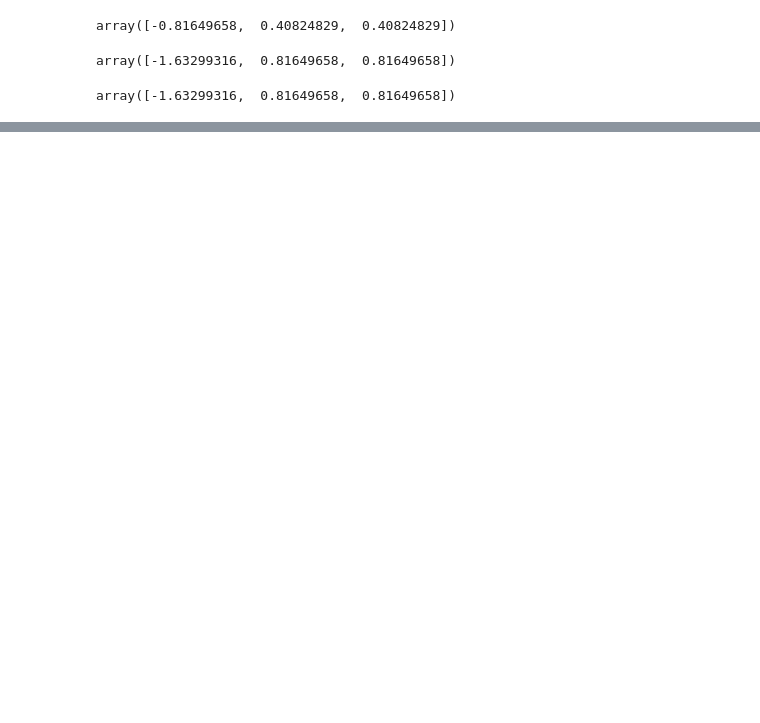
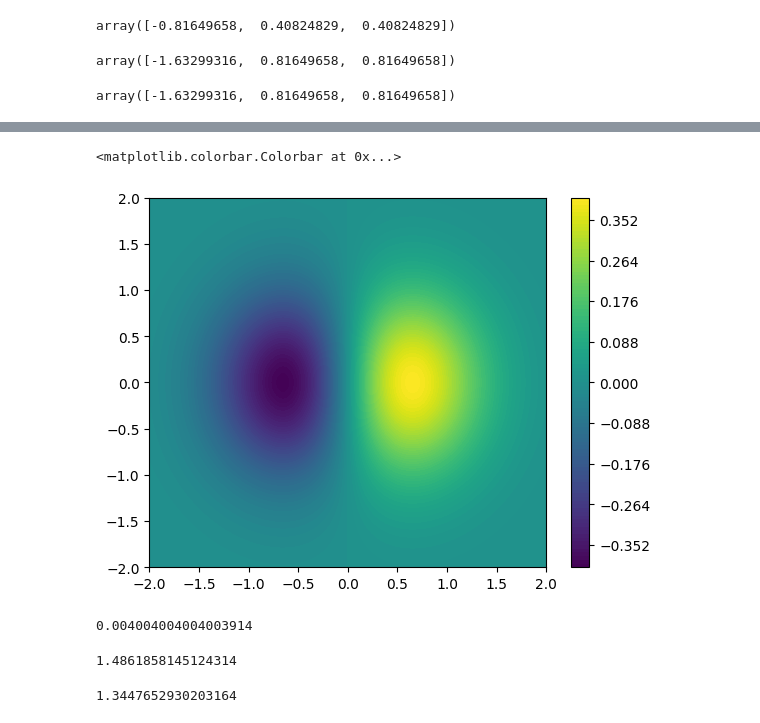
Before and after one commit to ashleysharp/codespaces-jupyter, a Jupyter notebook: notebooks/numpy.ipynb, the cells around one changed output, grey strips where cells are left out. Cells and saved outputs as stored; diff of their text form; code cells hidden in the pictures; blank space fills up the shorter version.

```diff
--- a/notebooks/numpy.ipynb
+++ b/notebooks/numpy.ipynb
@@ -459,0 +467,23 @@ array([-1.63299316,  0.81649658,  0.81649658])
+# %%
+x = np.linspace(-2, 2, 1000) # 1000 numbers from -2 to 2
+y = np.linspace(-2, 2, 1000) # 1000 numbers from -2 to 2
+xv, yv = np.meshgrid(x, y) # 1000x1000 array of x values, 1000x1000 array of y values
+f = np.exp(-(xv**2 + yv**2)) * np.sin(x) # 1000x1000 array of z values
+# %%
+plt.contourf(xv, yv, f, levels=100) # contour plot with 30 levels
+plt.colorbar() # colorbar
+# %% [output]
+<matplotlib.colorbar.Colorbar at 0x...>
+[figure, added]
+# %%
+np.diff(x)[0] # = x[1] - x[0]
+# %% [output]
+0.004004004004003914
+# %%
+np.abs(f.ravel()).sum() * np.diff(x)[0] * np.diff(y)[0]
+# %% [output]
+1.4861858145124314
+# %%
+np.abs(f[xv**2 + yv**2 > 0.5**2].ravel()).sum() * np.diff(x)[0] * np.diff(y)[0]
+# %% [output]
+1.3447652930203164
```
Also changed, not shown: parts of 6 cells of this notebook.
